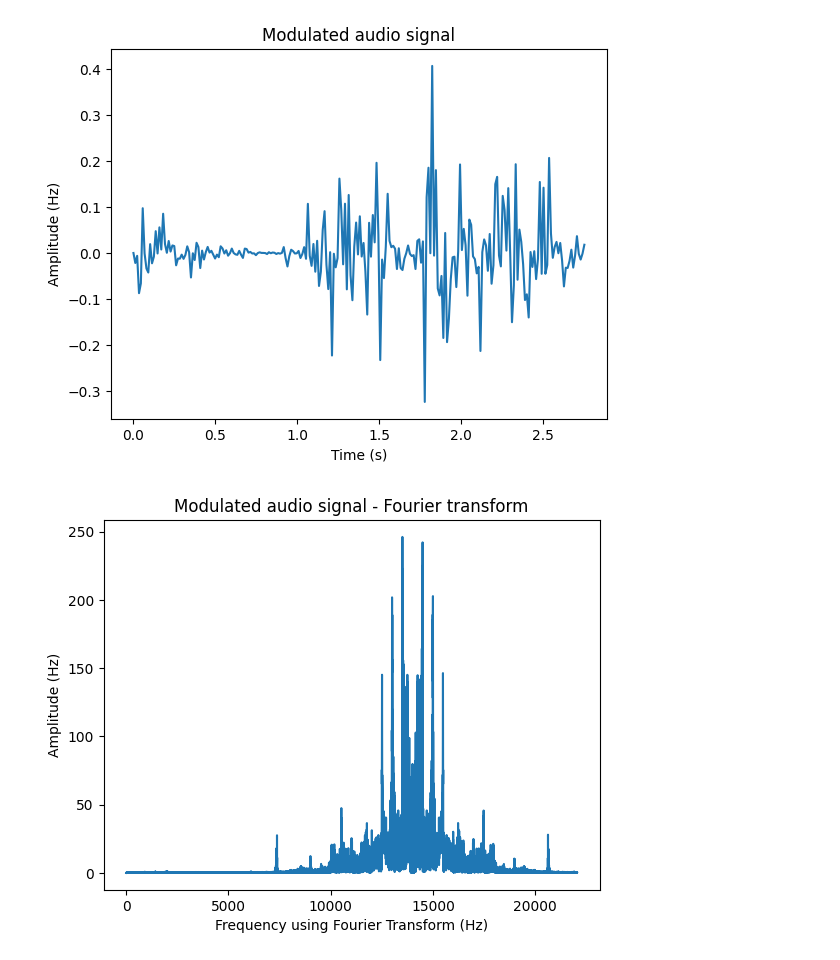
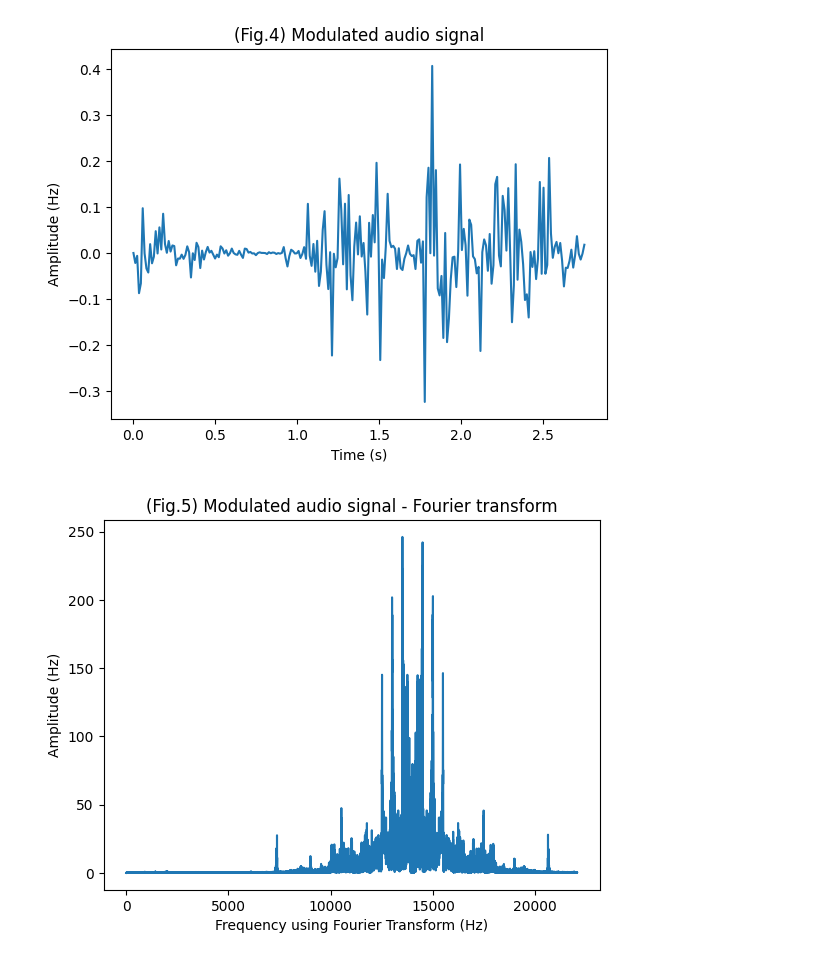
Before and after one commit to G3mha/Physical-Layer-of-Computing, a Jupyter notebook: project8/encoder.ipynb, the cells around one changed output. Cells and saved outputs as stored; diff of their text form; code cells hidden in the pictures.

```diff
--- a/project8/encoder.ipynb
+++ b/project8/encoder.ipynb
@@ -1,6 +1,5 @@
 # %%
-#importe as bibliotecas
-from suaBibSignal import *
+from signal_library import *
 import numpy as np
 import sounddevice as sd
 import soundfile as sf
@@ -9,21 +8,22 @@ from math import pi
 import scipy
 import time
 
-signal = signalMeu()
+signal = signal_class()
+frequency_port_AM = 14000
 fs = 44100
 sd.default.samplerate = fs
 sd.default.channels = 1
 # %%
-audio, samplerate = sf.read('mario.wav')
+audio, samplerate = sf.read('audio/mario.wav')
 y_audio = audio[:,1]
 samples_audio = len(y_audio)
-total_time = samples_audio/fs
-t_domain = np.linspace(0, total_time, samples_audio)
+duration = samples_audio/fs
+t_domain = np.linspace(0, duration, samples_audio)
 normalized_audio = y_audio/np.max(np.abs(y_audio))
 
 plt.figure()
 plt.plot(t_domain[::500], normalized_audio[::500])
-plt.title('Normalized original audio signal')
+plt.title('(Fig.1) Normalized original audio signal')
 plt.xlabel('Time (s)')
 plt.ylabel('Amplitude (Hz)')
 plt.show()
@@ -55,26 +55,25 @@ plt.show()
 # %%
 A = 1
-f_portadora = 14000
-w = 2*pi*f_portadora # omega value
-sinwave = A*np.sin(w*t_domain) # math.sin doesnot work for arrays
-modulated_audio = sinwave*y_audio
+w = 2*pi*frequency_port_AM
+sinewave = A*np.sin(w*t_domain) # math.sin doesnot work for arrays
+modulated_audio = sinewave*y_audio
 plt.figure()
 plt.plot(t_domain[::500], modulated_audio[::500])
-plt.title('Modulated audio signal')
+plt.title('(Fig.4) Modulated audio signal')
 plt.xlabel('Time (s)')
 plt.ylabel('Amplitude (Hz)')
 plt.show()
 # %% [output]
-[figure, old version]
+[figure, new version]
 # %%
 axis_x, axis_y = signal.calcFFT(modulated_audio, fs)
 
 plt.figure()
 plt.plot(axis_x, np.abs(axis_y))
-plt.title('Modulated audio signal - Fourier transform')
+plt.title('(Fig.5) Modulated audio signal - Fourier transform')
 plt.xlabel('Frequency using Fourier Transform (Hz)')
 plt.ylabel('Amplitude (Hz)')
 plt.show()
 # %% [output]
-[figure, old version]
+[figure, new version]
 # %%
```
Also changed, not shown: parts of 4 cells of this notebook, 10 other files.
